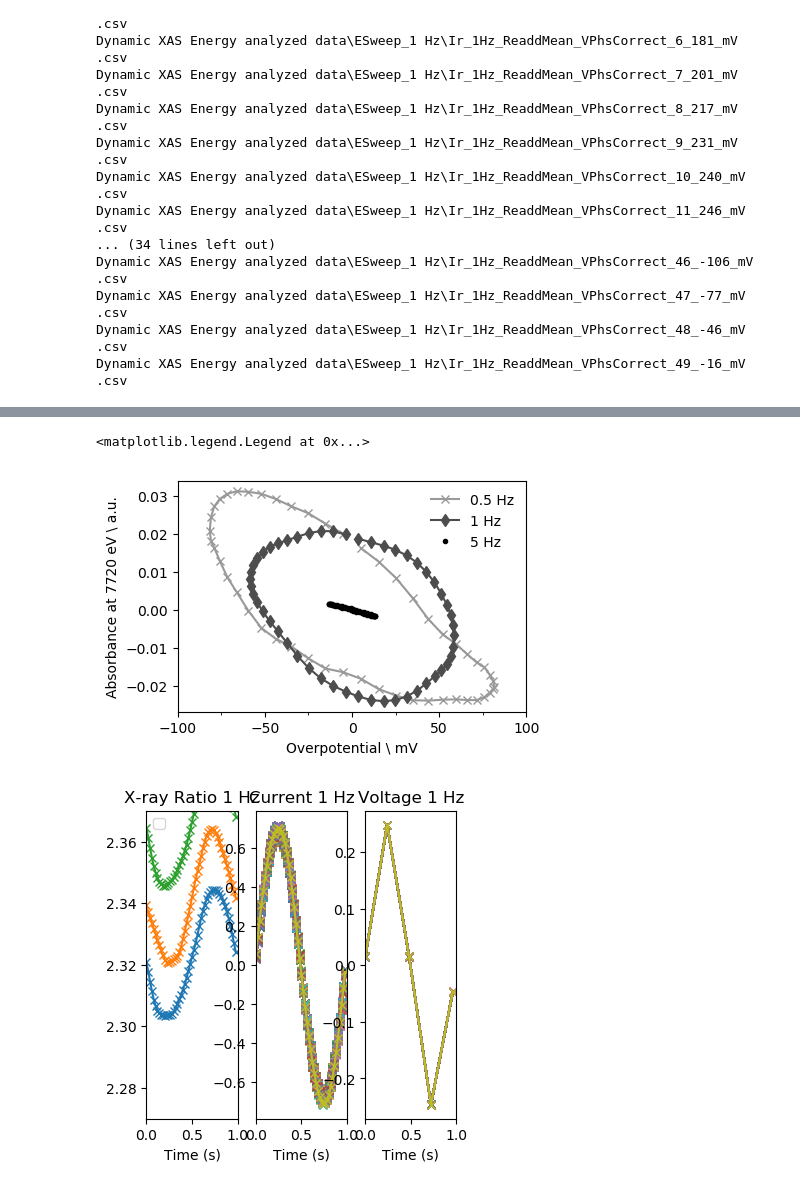
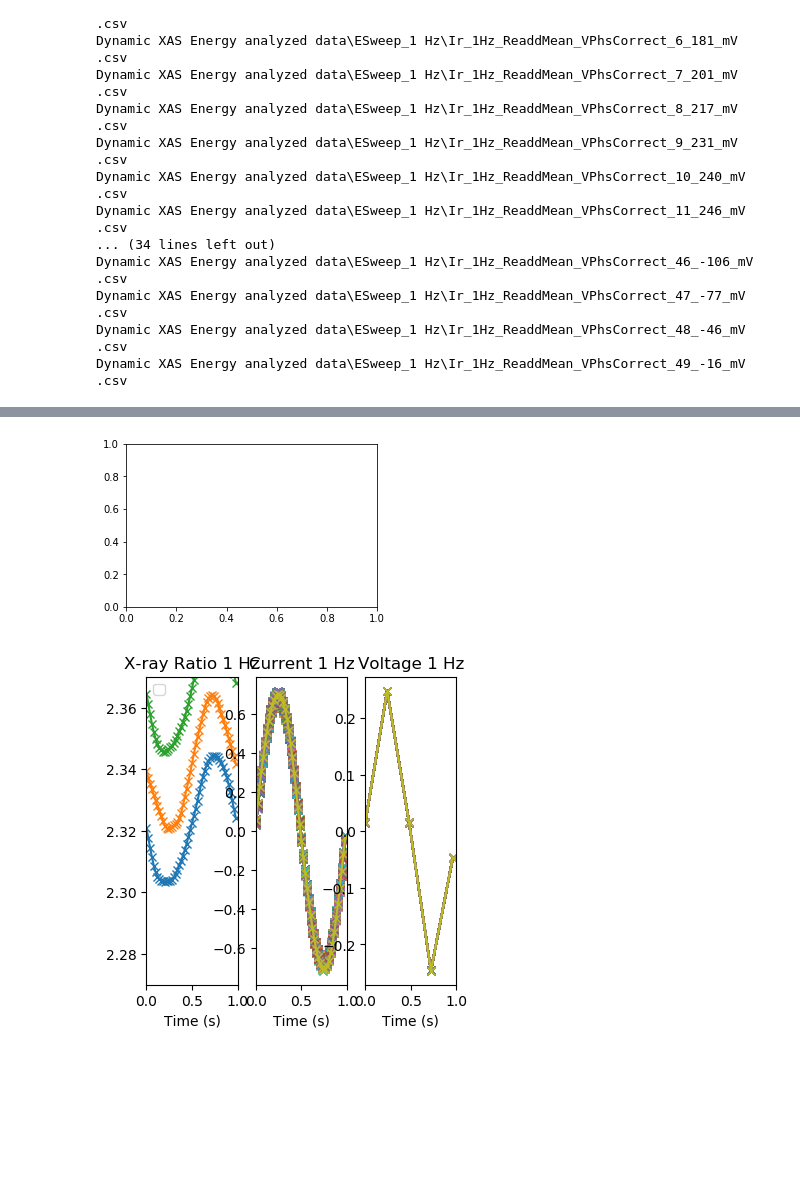
Before and after one commit to BGerwe/Xray-Project, a Jupyter notebook: dynamic XAS Energy spectra.ipynb, the cells around one changed output, grey strips where cells are left out. Cells and saved outputs as stored; diff of their text form; code cells hidden in the pictures; blank space fills up the shorter version.

```diff
--- a/dynamic XAS Energy spectra.ipynb
+++ b/dynamic XAS Energy spectra.ipynb
@@ -732,31 +620,78 @@ Elist[89]
 # %%
+fhead=r'C:\Users\shadd\OneDrive\Documents\Python\fr_XAS\Dynamic XAS Energy analyzed data'
+path1=fhead+r'\ESweep0_5Hz_ReaddMean_VPhsCorrect_RawXray_Dec2000_Hold.txt'
+path2=fhead+r'\ESweep1Hz_ReaddMean_VPhsCorrect_RawXray_Dec1000_Hold.txt'
+path3=fhead+'\ESweep5Hz_ReaddMean_VPhsCorrect_RawXray_Dec200_Hold.txt'
+
+dum1=readolddata(path1,2000,0.5,6)
+Irmeans=np.array([np.mean(dum1[:,1,:],axis=1)]).T
+dum1[:,1,:]=-1*(dum1[:,1,:]-Irmeans)
+dum1[:,1,:]=dum1[:,1,:]+Irmeans
+
+dum2=readolddata(path2,1000,1,6)
+Irmeans=np.array([np.mean(dum2[:,1,:],axis=1)]).T
+dum2[:,1,:]=-1*(dum2[:,1,:]-Irmeans)
+dum2[:,1,:]=dum2[:,1,:]+Irmeans
+
+dum3=readolddata(path3,200,5,6)
+Irmeans=np.array([np.mean(dum3[:,1,:],axis=1)]).T
+dum3[:,1,:]=-1*(dum3[:,1,:]-Irmeans)
+dum3[:,1,:]=dum3[:,1,:]+Irmeans
+
+
+dum1=CalcEta(dum1)
+dum2=CalcEta(dum2)
+dum3=CalcEta(dum3)
+
 Abs1=dum1[89,1,:].T-np.mean(dum1[89,1,:])
 Abs2=dum2[89,1,:].T-np.mean(dum2[89,1,:])
 Abs3=dum3[89,1,:].T-np.mean(dum3[89,1,:])
 
-Eta1=1000*dum1[89,4,:].T
+Eta1=1000*dum1[89,6,:].T
 Eta2=1000*dum2[89,6,:].T
 Eta3=1000*dum3[89,6,:].T
 size=(4.5,3)
 
+V=dum1[0,3,:,None].T
+I=dum1[0,2,:,None].T
+#     eta=np.real(V)*np.abs(R2/(R1*(1+(2*np.pi*freq*1j*Q)**a*R2)+R2))
+Rohm=63.97
+eta=V-I*Rohm/100
 
 
-fig2, f2_ax1=plt.subplots(ncols=1,nrows=1,figsize=size)
+# fig2, f2_ax1=plt.subplots(ncols=1,nrows=1,figsize=size)
 
-f2_ax1.plot(Eta1[:],Abs1[:],'-x',color='0.6',zorder=2,label='0.5 Hz')
-f2_ax1.plot(Eta2[:],Abs2[:],'-d',color='0.3',zorder=3,label='1 Hz')
-f2_ax1.plot(Eta3,Abs3,'.',color='0',zorder=4,label='5 Hz')
+# f2_ax1.plot(Eta1[:],Abs1[:],'-x',color='0.6',zorder=2,label='0.5 Hz')
+# f2_ax1.plot(Eta2[:],Abs2[:],'-d',color='0.3',zorder=3,label='1 Hz')
+# f2_ax1.plot(Eta3,Abs3,'.',color='0',zorder=4,label='5 Hz')
 
-f2_ax1.set(xlabel='Overpotential \ mV', ylabel=r'Absorbance at 7720 eV \ a.u.',
-          xticks=np.arange(-100,101,50))
-ax1minLoc=mpl.ticker.MultipleLocator(25)
-f2_ax1.xaxis.set_minor_locator(ax1minLoc)
-f2_ax1.legend(frameon=False,shadow=False)
+# f2_ax1.set(xlabel='Overpotential \ mV', ylabel=r'Absorbance at 7720 eV \ a.u.',
+#           xticks=np.arange(-100,101,50))
+# ax1minLoc=mpl.ticker.MultipleLocator(25)
+# f2_ax1.xaxis.set_minor_locator(ax1minLoc)
+# f2_ax1.legend(frameon=False,shadow=False)
 
-# fig2.savefig('7720 eV Abs vs Eta.png',bbox_inches='tight',dpi=500)
+# fig2.savefig('7720 eV Abs vs Eta Indiv Phase.png',bbox_inches='tight',dpi=500)
-# %% [output]
-<matplotlib.legend.Legend at 0x...>
-[figure, removed]
+# %%
+ fig2, f2_ax1=plt.subplots(ncols=1,nrows=1,figsize=size)
+dum1=dum2.copy()
+
+V=dum1[:,3,:]
+I=dum1[:,2,:]
+#     eta=np.real(V)*np.abs(R2/(R1*(1+(2*np.pi*freq*1j*Q)**a*R2)+R2))
+Rohm=63.97
+eta=V-I*Rohm/100
+# eta=np.transpose(eta,(0,2,1))
+# dum1=np.concatenate((dum1,eta),axis=1)
+
+
+# f2_ax1.plot(dum1[:,0,:].T, dum1[:,7,:].T,'x-')
+# f2_ax1.plot(dum1[90,0,:,None],dum1[90,1,:,None]-np.mean(dum1[90,1,:,None]),'d-')
+# f2_ax1.plot(dum1[:,0,:].T,np.transpose(dum1[:,2,:]-np.mean(dum1[:,2,:])),'s-')
+# f2_ax1.plot(dum1[90,0,:,None],dum1[90,3,:,None]-np.mean(dum1[90,3,:,None]),'^-')
+plt.show()
+# %% [output]
+[figure, added]
 # %%
 dum2=np.delete(dum2,74,axis=0)
 # %%
```
Also changed, not shown: parts of 11 cells of this notebook.
